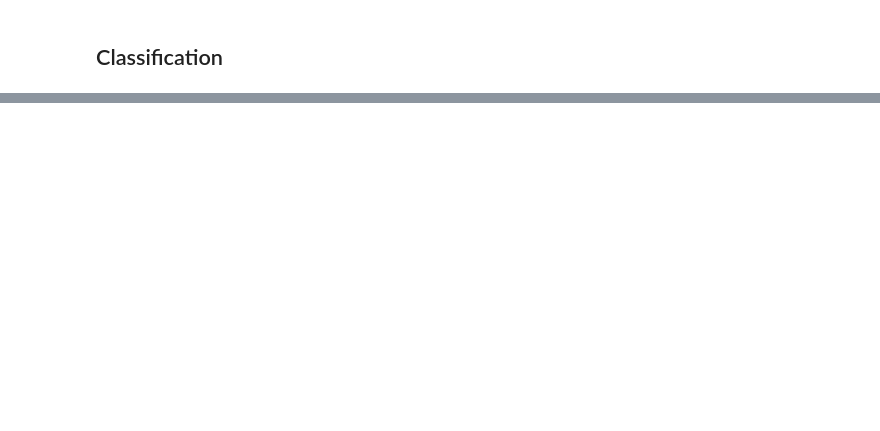
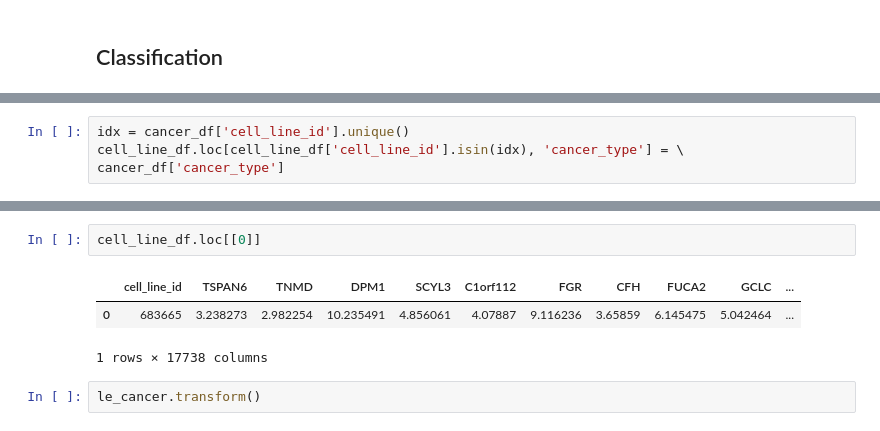
Before and after one commit to RuolinZheng08/cmsc33750-machine-learning-and-cancer, a Jupyter notebook: hw3/hw3-dev.ipynb, the cells around one changed output, grey strips where cells are left out. Cells and saved outputs as stored; diff of their text form; blank space fills up the shorter version.

```diff
--- a/hw3/hw3-dev.ipynb
+++ b/hw3/hw3-dev.ipynb
@@ -103,0 +119,4 @@ Categories (3, object): [sensitive < intermediate < resistant]
+# %%
+idx = cancer_df['cell_line_id'].unique()
+cell_line_df.loc[cell_line_df['cell_line_id'].isin(idx), 'cancer_type'] = \
+cancer_df['cancer_type']
@@ -103,0 +143,8 @@ Categories (3, object): [sensitive < intermediate < resistant]
+# %%
+cell_line_df.loc[[0]]
+# %% [output]
+|  | cell_line_id | TSPAN6 | TNMD | DPM1 | SCYL3 | C1orf112 | FGR | CFH | FUCA2 | GCLC | ... |
+| 0 | 683665 | 3.238273 | 2.982254 | 10.235491 | 4.856061 | 4.07887 | 9.116236 | 3.65859 | 6.145475 | 5.042464 | ... |
+1 rows × 17738 columns
+# %%
+le_cancer.transform()
```
Also changed, not shown: parts of 17 cells of this notebook, 6 other files.
